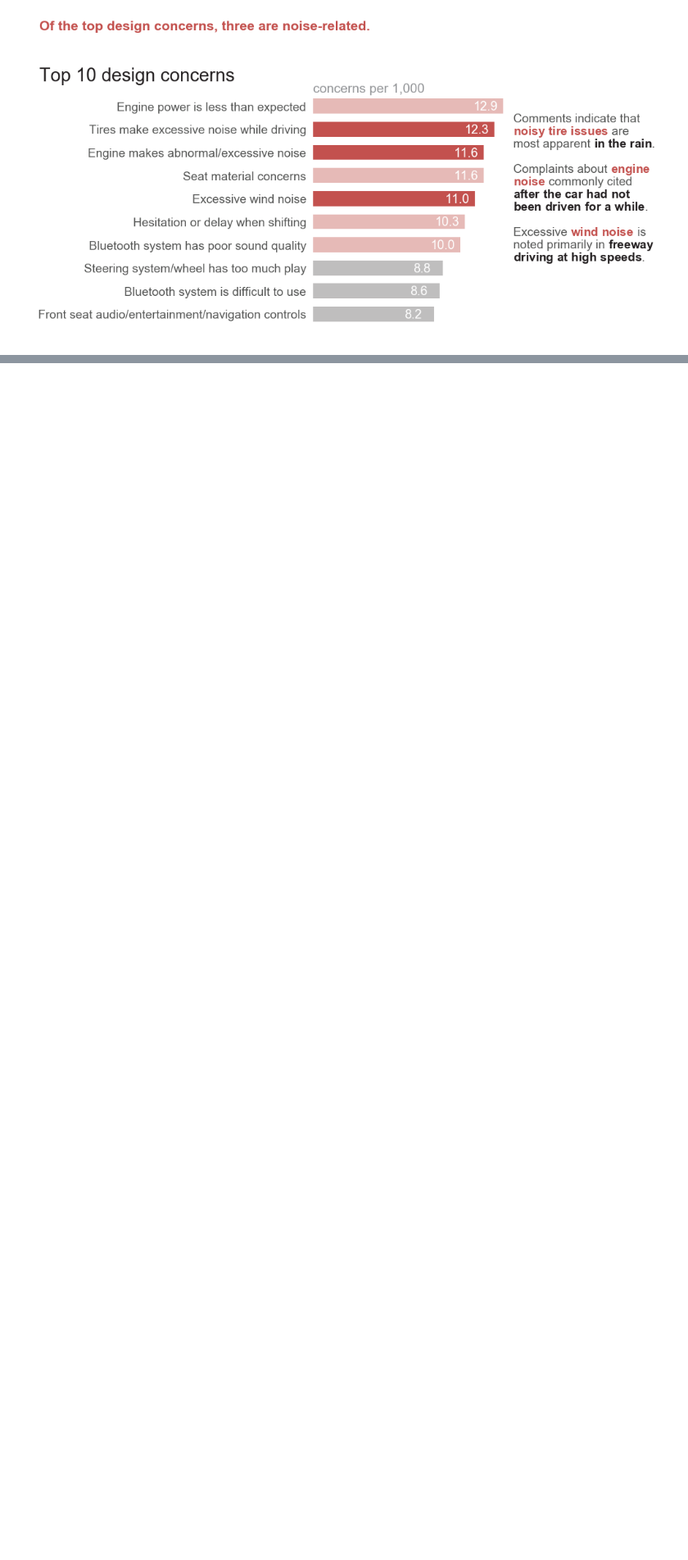
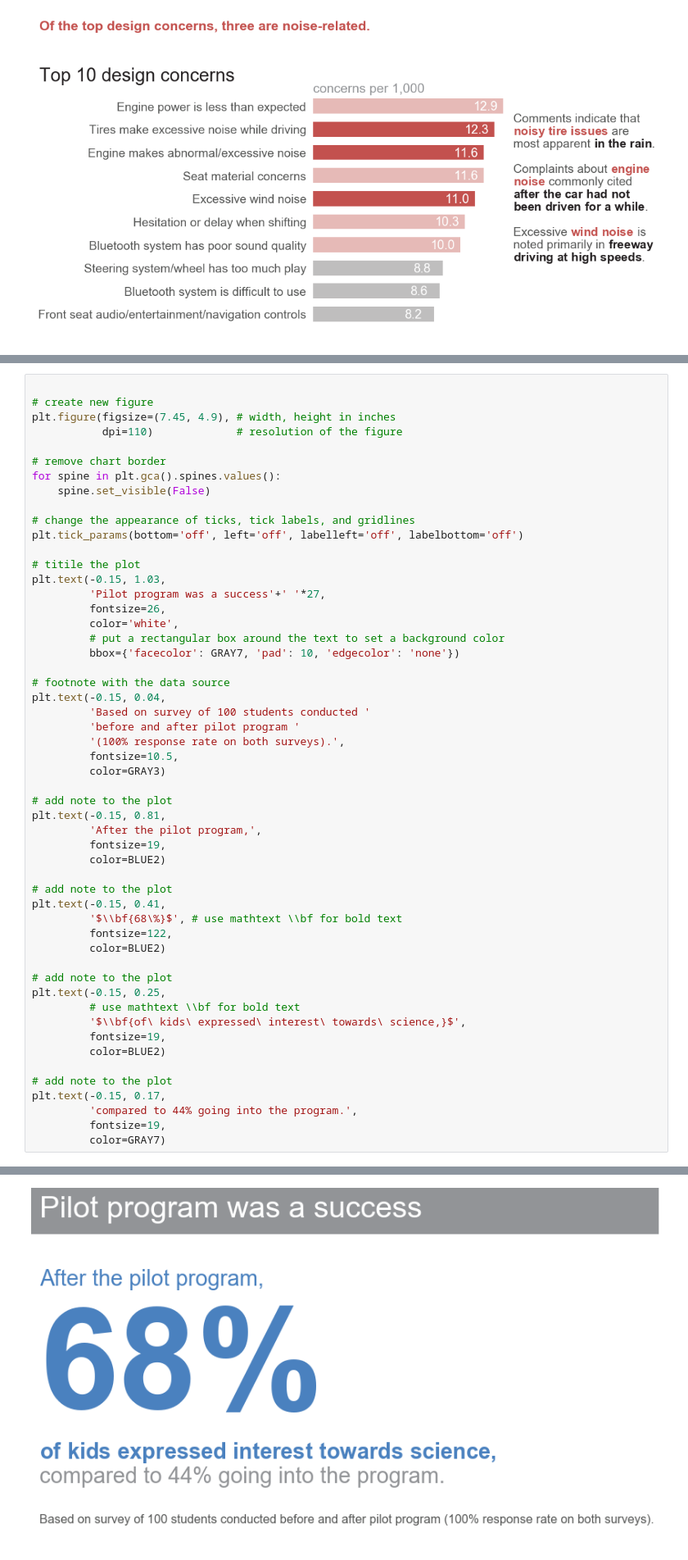
Before and after one commit to marichards/DS_Pipelines, a Jupyter notebook: Storytelling_with_Data.ipynb, the cells around one changed output, grey strips where cells are left out. Shown at 82% size. Saved outputs shown, nothing was run; the diff lists cells and outputs as text; blank space fills up the shorter version.

```diff
--- a/Storytelling_with_Data.ipynb
+++ b/Storytelling_with_Data.ipynb
@@ -456,0 +461,54 @@ rainbow_text(
+# %%
+
+# create new figure
+plt.figure(figsize=(7.45, 4.9), # width, height in inches
+           dpi=110)             # resolution of the figure
+
+# remove chart border
+for spine in plt.gca().spines.values():
+    spine.set_visible(False)
+
+# change the appearance of ticks, tick labels, and gridlines
+plt.tick_params(bottom='off', left='off', labelleft='off', labelbottom='off')
+
+# titile the plot
+plt.text(-0.15, 1.03,
+         'Pilot program was a success'+' '*27,
+         fontsize=26,
+         color='white',
+         # put a rectangular box around the text to set a background color
+         bbox={'facecolor': GRAY7, 'pad': 10, 'edgecolor': 'none'})
+
+# footnote with the data source
+plt.text(-0.15, 0.04,
+         'Based on survey of 100 students conducted '
+         'before and after pilot program '
+         '(100% response rate on both surveys).',
+         fontsize=10.5,
+         color=GRAY3)
+
+# add note to the plot
+plt.text(-0.15, 0.81,
+         'After the pilot program,',
+         fontsize=19,
+         color=BLUE2)
+
+# add note to the plot
+plt.text(-0.15, 0.41,
+         '$\\bf{68\%}$', # use mathtext \\bf for bold text
+         fontsize=122,
+         color=BLUE2)
+
+# add note to the plot
+plt.text(-0.15, 0.25,
+         # use mathtext \\bf for bold text
+         '$\\bf{of\ kids\ expressed\ interest\ towards\ science,}$',
+         fontsize=19,
+         color=BLUE2)
+
+# add note to the plot
+plt.text(-0.15, 0.17,
+         'compared to 44% going into the program.',
+         fontsize=19,
+         color=GRAY7)
+# %% [output]
@@ -456,0 +516 @@ rainbow_text(
+[figure, added]
```
Also changed, not shown: parts of 7 cells of this notebook, 7 other files.
